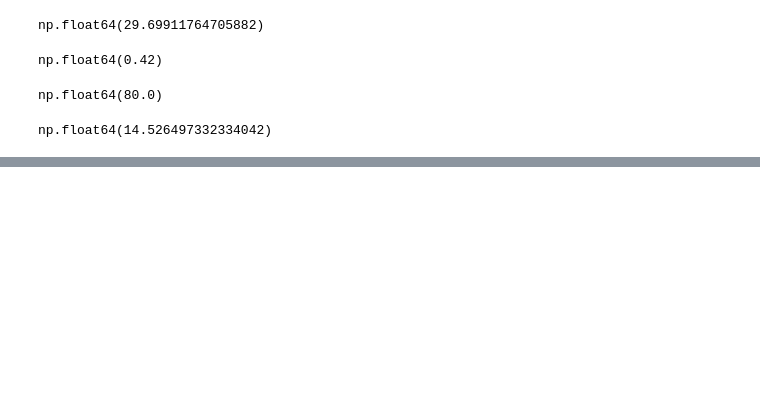
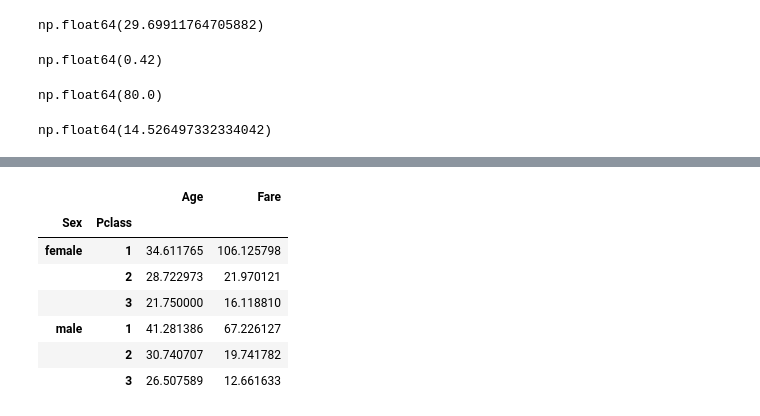
Before and after one commit to priyanship-cse/ADS_26_2026_2503201000866, a Jupyter notebook: Python/titan.ipynb, the cells around one changed output, grey strips where cells are left out. Saved outputs shown, nothing was run; the diff lists cells and outputs as text; code cells hidden in the pictures; blank space fills up the shorter version.

```diff
--- a/Python/titan.ipynb
+++ b/Python/titan.ipynb
@@ -166,0 +194,11 @@ np.float64(14.526497332334042)
+# %%
+data.groupby(["Sex" , "Pclass"]).agg({"Age" : "mean" , "Fare" : "mean"})
+# %% [output]
+|  |  | Age | Fare |
+| Sex | Pclass |  |  |
+| female | 1 | 34.611765 | 106.125798 |
+|  | 2 | 28.722973 | 21.970121 |
+|  | 3 | 21.750000 | 16.118810 |
+| male | 1 | 41.281386 | 67.226127 |
+|  | 2 | 30.740707 | 19.741782 |
+|  | 3 | 26.507589 | 12.661633 |
```
Also changed, not shown: parts of 9 cells of this notebook, 2 other files.
